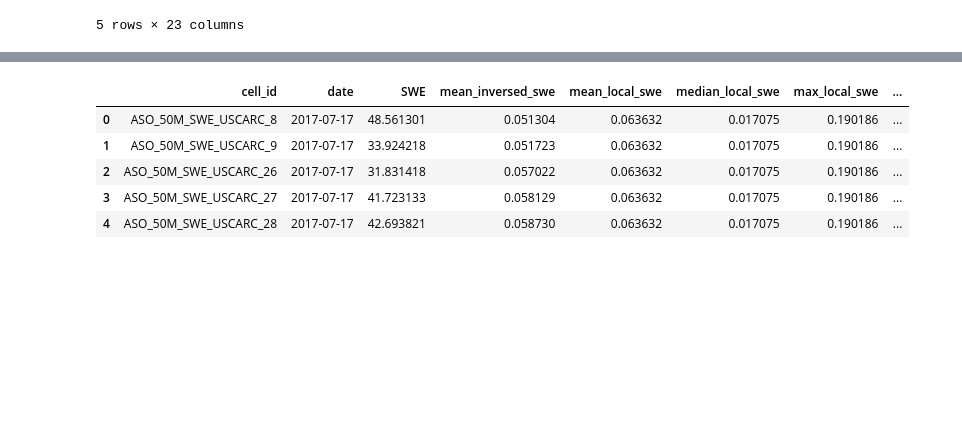
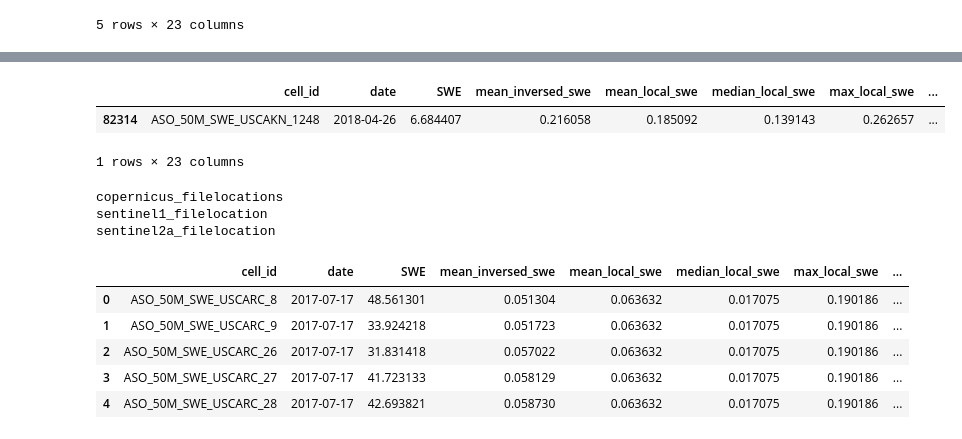
Before and after one commit to Seiris21/ucb2022.snowcast, a Jupyter notebook: notebooks/models/SWE_Model-C-S1-S2a-CNN+tabular.ipynb, the cells around one changed output, grey strips where cells are left out. Drawn from its saved outputs; the diff is of its cells as text; code cells hidden in the pictures; blank space fills up the shorter version.

Commit message:
minor tweak to remove faulty images

```diff
--- a/notebooks/models/SWE_Model-C-S1-S2a-CNN+tabular.ipynb
+++ b/notebooks/models/SWE_Model-C-S1-S2a-CNN+tabular.ipynb
@@ -118,0 +134,6 @@ df.head()
+# %%
+df[df['sentinel2a_filelocation']=='/home/ubuntu/SnowData/Sen2_DataA_poly/ASO_50M_SWE_USCAKN_1248_sentinel2a_poly2018116.jpg']
+# %% [output]
+|  | cell_id | date | SWE | mean_inversed_swe | mean_local_swe | median_local_swe | max_local_swe | ... |
+| 82314 | ASO_50M_SWE_USCAKN_1248 | 2018-04-26 | 6.684407 | 0.216058 | 0.185092 | 0.139143 | 0.262657 | ... |
+1 rows × 23 columns
@@ -119,10 +143,16 @@ df.head()
 # %%
 #Check for read_image error
-#for i in df['sentinel1a_filelocation']:
-#    try:
-#        a = read_image(i, mode = torchvision.io.image.ImageReadMode.RGB)
-#    except RuntimeError:
-#        print(i)
+for src in image_srcs:
+    print(src)
+    for i in df[src]:
+        try:
+            a = read_image(i, mode = torchvision.io.image.ImageReadMode.RGB)
+        except RuntimeError:
+            print(i)
+# %% [output]
+copernicus_filelocations
+sentinel1_filelocation
+sentinel2a_filelocation
 # %%
 df.head()
 # %% [output]
```
Also changed, not shown: parts of 5 cells of this notebook.
